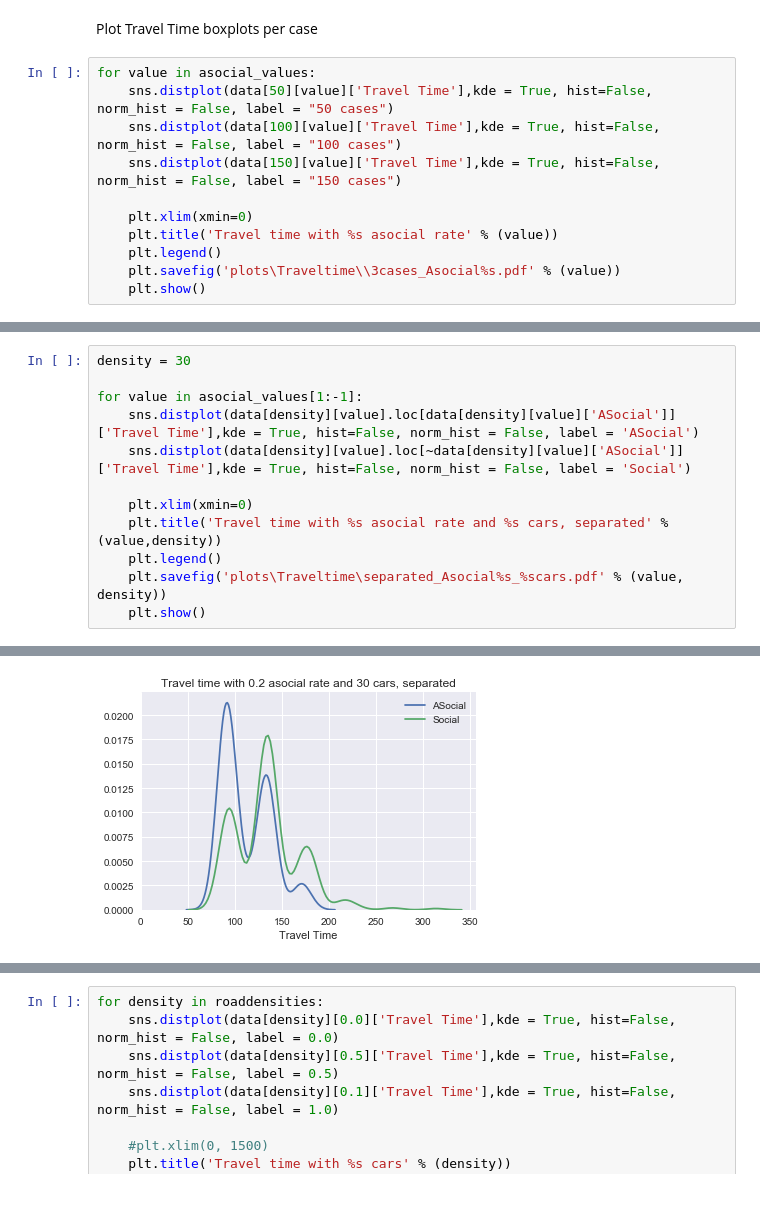
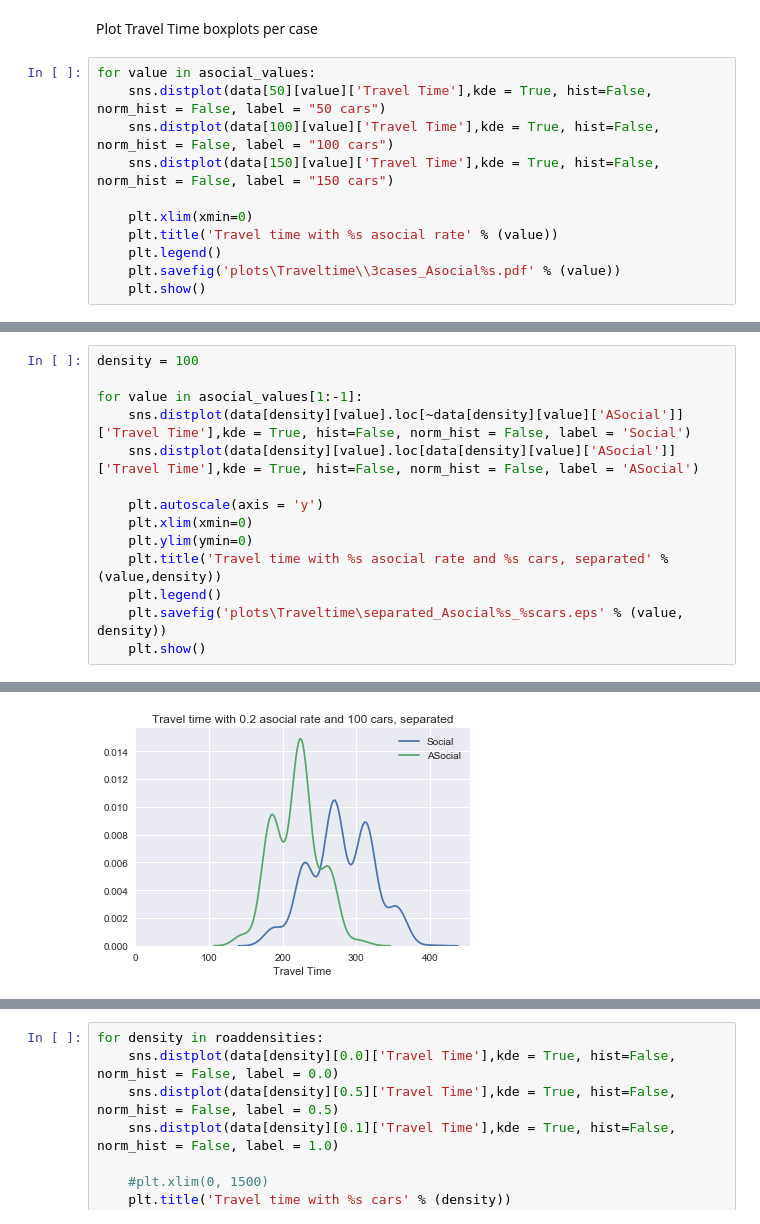
Before and after one commit to asuratos/artisoc-traffic-model2018, a Jupyter notebook: data/2019.09.20-2 same as previous, 1k points/Plotting.ipynb, the cells around one changed output, grey strips where cells are left out. Drawn from its saved outputs; the diff is of its cells as text.

```diff
--- a/data/2019.09.20-2 same as previous, 1k points/Plotting.ipynb
+++ b/data/2019.09.20-2 same as previous, 1k points/Plotting.ipynb
@@ -60,9 +60,9 @@ for density in roaddensities:
 Plot Travel Time boxplots per case
 # %%
 for value in asocial_values:
-    sns.distplot(data[50][value]['Travel Time'],kde = True, hist=False, norm_hist = False, label = "50 cases")
-    sns.distplot(data[100][value]['Travel Time'],kde = True, hist=False, norm_hist = False, label = "100 cases")
-    sns.distplot(data[150][value]['Travel Time'],kde = True, hist=False, norm_hist = False, label = "150 cases")
+    sns.distplot(data[50][value]['Travel Time'],kde = True, hist=False, norm_hist = False, label = "50 cars")
+    sns.distplot(data[100][value]['Travel Time'],kde = True, hist=False, norm_hist = False, label = "100 cars")
+    sns.distplot(data[150][value]['Travel Time'],kde = True, hist=False, norm_hist = False, label = "150 cars")
 
     plt.xlim(xmin=0)
     plt.title('Travel time with %s asocial rate' % (value))
@@ -84,13 +84,15 @@ for value in asocial_values:
 # %%
-density = 30
+density = 100
 
 for value in asocial_values[1:-1]:
+    sns.distplot(data[density][value].loc[~data[density][value]['ASocial']]['Travel Time'],kde = True, hist=False, norm_hist = False, label = 'Social')
     sns.distplot(data[density][value].loc[data[density][value]['ASocial']]['Travel Time'],kde = True, hist=False, norm_hist = False, label = 'ASocial')
-    sns.distplot(data[density][value].loc[~data[density][value]['ASocial']]['Travel Time'],kde = True, hist=False, norm_hist = False, label = 'Social')
 
+    plt.autoscale(axis = 'y')
     plt.xlim(xmin=0)
+    plt.ylim(ymin=0)
     plt.title('Travel time with %s asocial rate and %s cars, separated' % (value,density))
     plt.legend()
-    plt.savefig('plots\Traveltime\separated_Asocial%s_%scars.pdf' % (value, density))
+    plt.savefig('plots\Traveltime\separated_Asocial%s_%scars.eps' % (value, density))
     plt.show()
 # %% [output]
@@ -98 +100 @@ for value in asocial_values[1:-1]:
-[figure, old version]
+[figure, new version]
```
Also changed, not shown: parts of 3 cells of this notebook, 3 other files.
